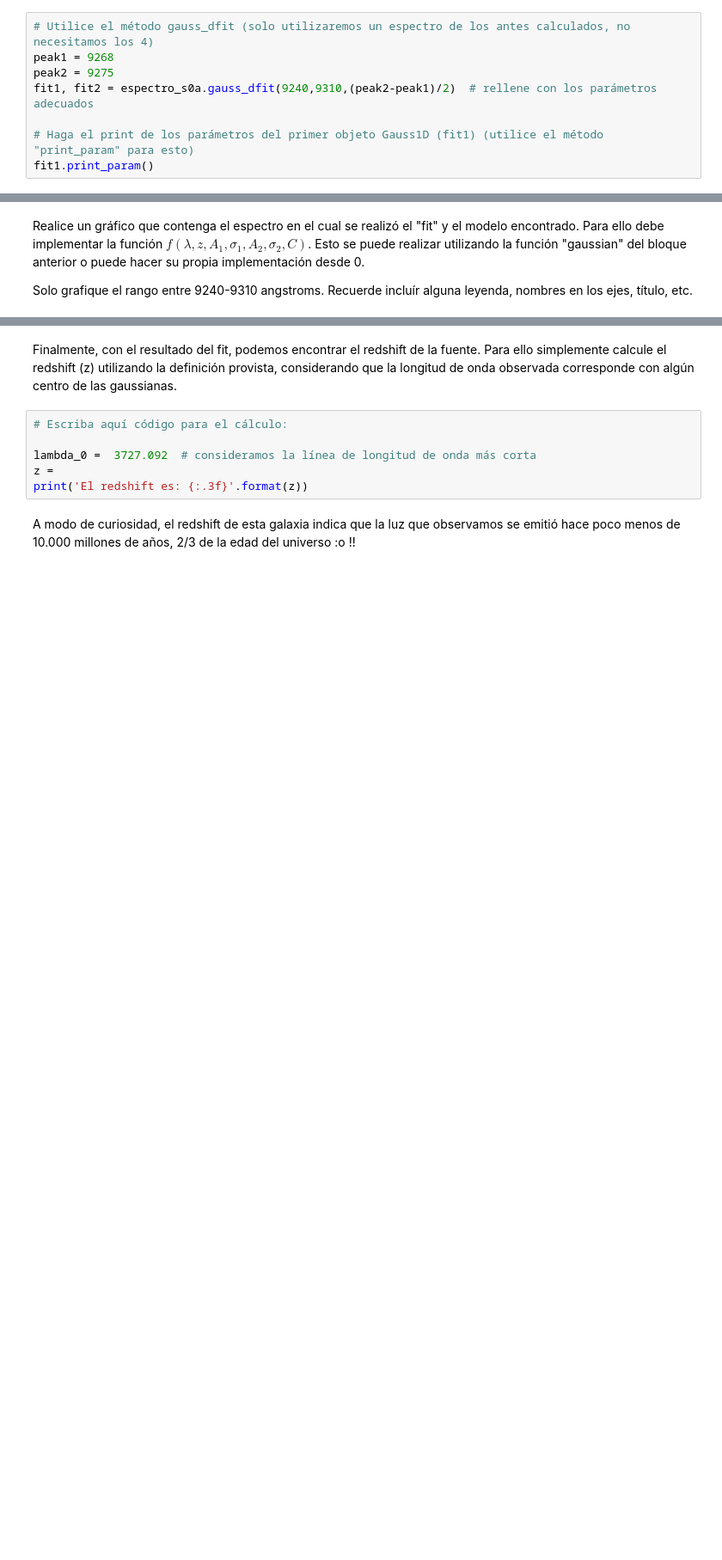
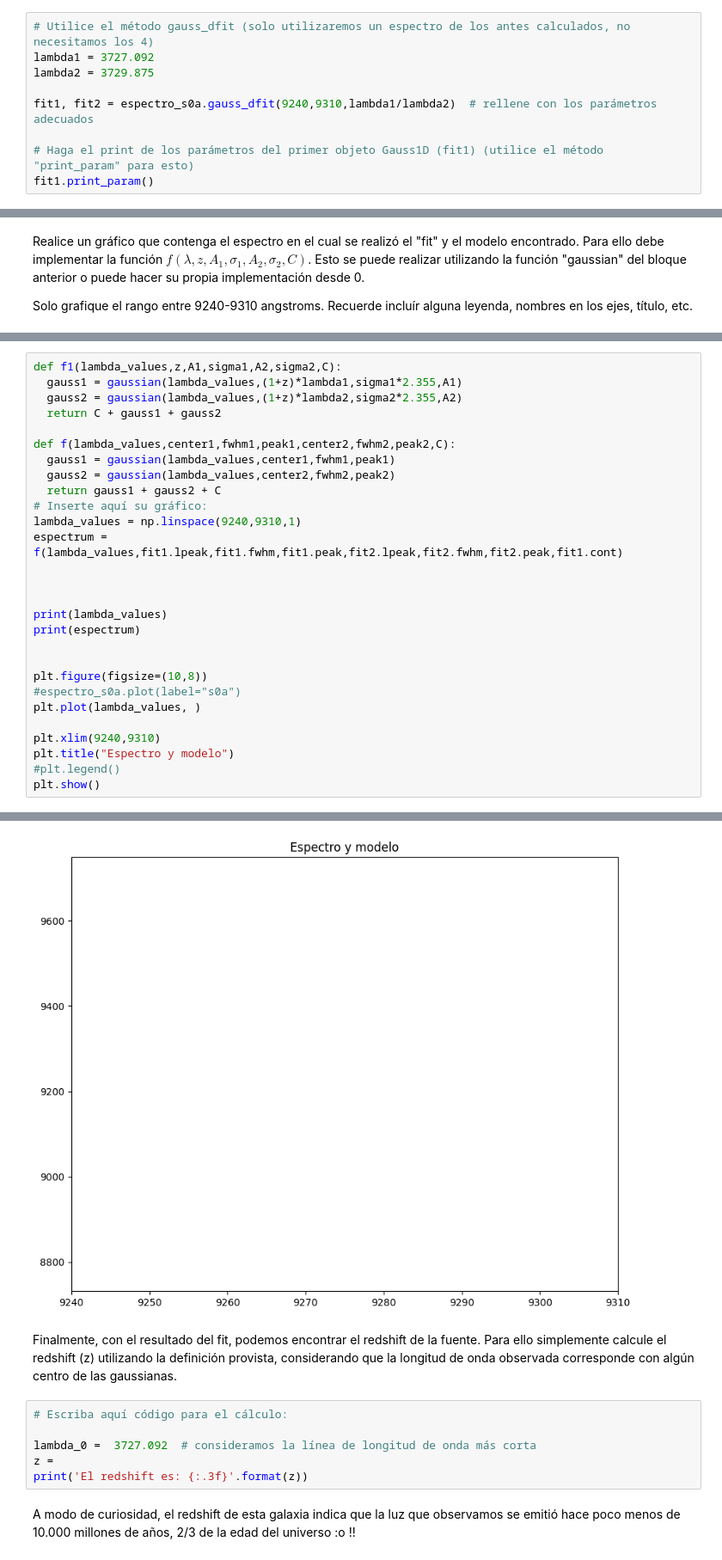
Before and after one commit to aliwen-figueroa/Tarea-4-aliwen-figueroa, a Jupyter notebook: Tarea4.ipynb, the cells around one changed output, grey strips where cells are left out. Shown: that part at 86% size. Saved outputs shown, nothing was run; the diff lists cells and outputs as text; blank space fills up the shorter version.

```diff
--- a/Tarea4.ipynb
+++ b/Tarea4.ipynb
@@ -273,9 +284,10 @@ Parámetro 3: Radio (en angstrom) entre los 2 peaks (los 2 centros de las gaussi
 3. El resultado deberían ser dos objetos de tipo obj.Gauss1D, utilice el método print_param() para mostrar los resultados de cada fit.
 # %%
 # Utilice el método gauss_dfit (solo utilizaremos un espectro de los antes calculados, no necesitamos los 4)
-peak1 = 9268
-peak2 = 9275
-fit1, fit2 = espectro_s0a.gauss_dfit(9240,9310,(peak2-peak1)/2)  # rellene con los parámetros adecuados
+lambda1 = 3727.092
+lambda2 = 3729.875
+
+fit1, fit2 = espectro_s0a.gauss_dfit(9240,9310,lambda1/lambda2)  # rellene con los parámetros adecuados
 
 # Haga el print de los parámetros del primer objeto Gauss1D (fit1) (utilice el método "print_param" para esto)
 fit1.print_param()
@@ -334,0 +349,29 @@ Solo grafique el rango entre 9240-9310 angstroms. Recuerde incluír alguna leyen
+# %%
+def f1(lambda_values,z,A1,sigma1,A2,sigma2,C):
+  gauss1 = gaussian(lambda_values,(1+z)*lambda1,sigma1*2.355,A1)
+  gauss2 = gaussian(lambda_values,(1+z)*lambda2,sigma2*2.355,A2)
+  return C + gauss1 + gauss2
+
+def f(lambda_values,center1,fwhm1,peak1,center2,fwhm2,peak2,C):
+  gauss1 = gaussian(lambda_values,center1,fwhm1,peak1)
+  gauss2 = gaussian(lambda_values,center2,fwhm2,peak2)
+  return gauss1 + gauss2 + C
+# Inserte aquí su gráfico:
+lambda_values = np.linspace(9240,9310,1)
+espectrum = f(lambda_values,fit1.lpeak,fit1.fwhm,fit1.peak,fit2.lpeak,fit2.fwhm,fit2.peak,fit1.cont)
+
+
+
+print(lambda_values)
+print(espectrum)
+
+
+plt.figure(figsize=(10,8))
+#espectro_s0a.plot(label="s0a")
+plt.plot(lambda_values, )
+
+plt.xlim(9240,9310)
+plt.title("Espectro y modelo")
+#plt.legend()
+plt.show()
+# %% [output]
@@ -335,3 +380,4 @@ Solo grafique el rango entre 9240-9310 angstroms. Recuerde incluír alguna leyen
+[figure, added]
 # %% [markdown]
 Finalmente, con el resultado del fit, podemos encontrar el redshift de la fuente. Para ello simplemente calcule el redshift (z) utilizando la definición provista, considerando que la longitud de onda observada corresponde con algún centro de las gaussianas.
 # %%
```
Also changed, not shown: parts of 8 cells of this notebook.
